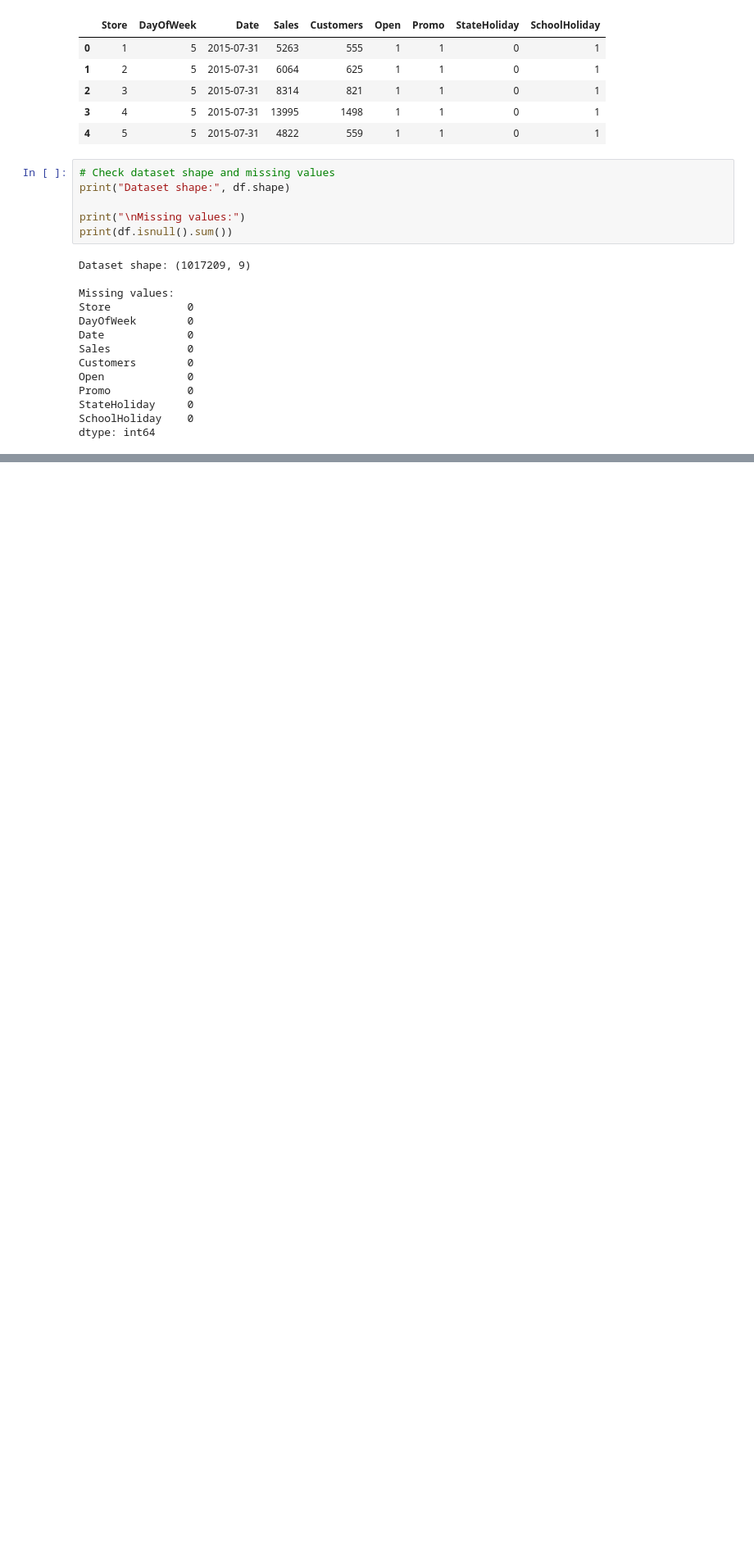
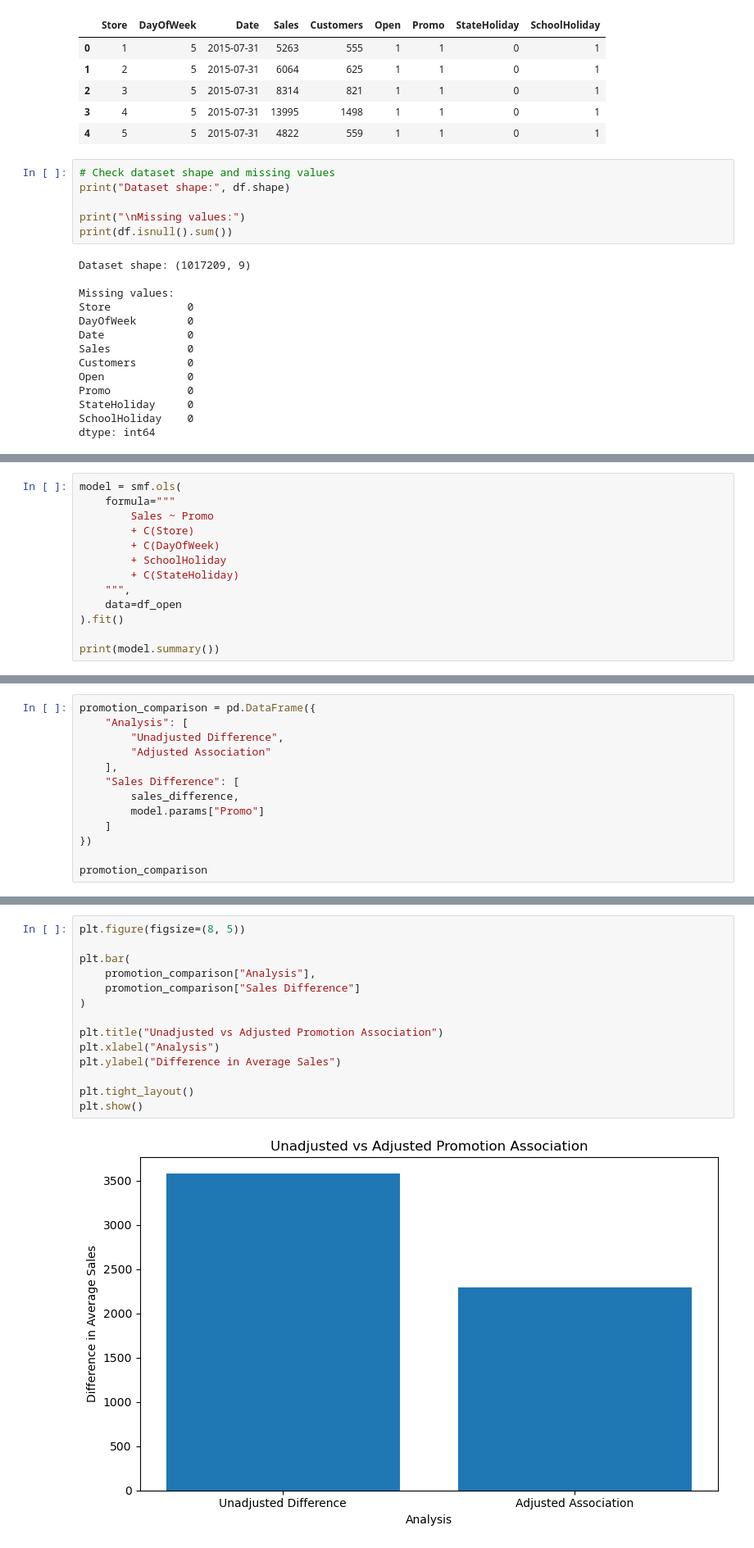
Before and after one commit to pradeepv777/retail-demand-forecast-api, a Jupyter notebook: notebooks/05_promotion_analysis.ipynb, the cells around one changed output, grey strips where cells are left out. Shown at 82% size. Cells and saved outputs as stored; diff of their text form; blank space fills up the shorter version.

```diff
--- a/notebooks/05_promotion_analysis.ipynb
+++ b/notebooks/05_promotion_analysis.ipynb
@@ -41,0 +320,13 @@ dtype: int64
+# %%
+model = smf.ols(
+    formula="""
+        Sales ~ Promo
+        + C(Store)
+        + C(DayOfWeek)
+        + SchoolHoliday
+        + C(StateHoliday)
+    """,
+    data=df_open
+).fit()
+
+print(model.summary())
@@ -41,0 +391,13 @@ dtype: int64
+# %%
+promotion_comparison = pd.DataFrame({
+    "Analysis": [
+        "Unadjusted Difference",
+        "Adjusted Association"
+    ],
+    "Sales Difference": [
+        sales_difference,
+        model.params["Promo"]
+    ]
+})
+
+promotion_comparison
@@ -41,0 +408,16 @@ dtype: int64
+# %%
+plt.figure(figsize=(8, 5))
+
+plt.bar(
+    promotion_comparison["Analysis"],
+    promotion_comparison["Sales Difference"]
+)
+
+plt.title("Unadjusted vs Adjusted Promotion Association")
+plt.xlabel("Analysis")
+plt.ylabel("Difference in Average Sales")
+
+plt.tight_layout()
+plt.show()
+# %% [output]
+[figure, added]
```
Also changed, not shown: parts of 32 cells of this notebook.
